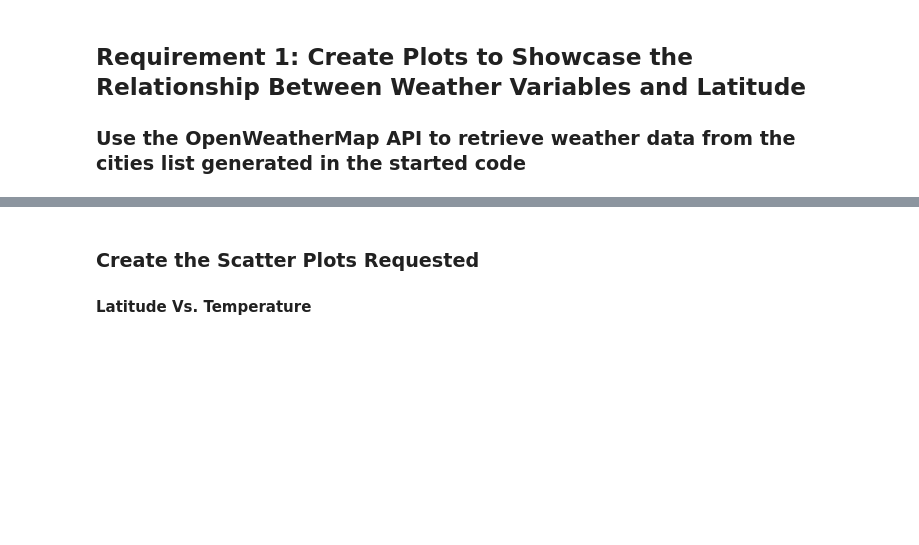
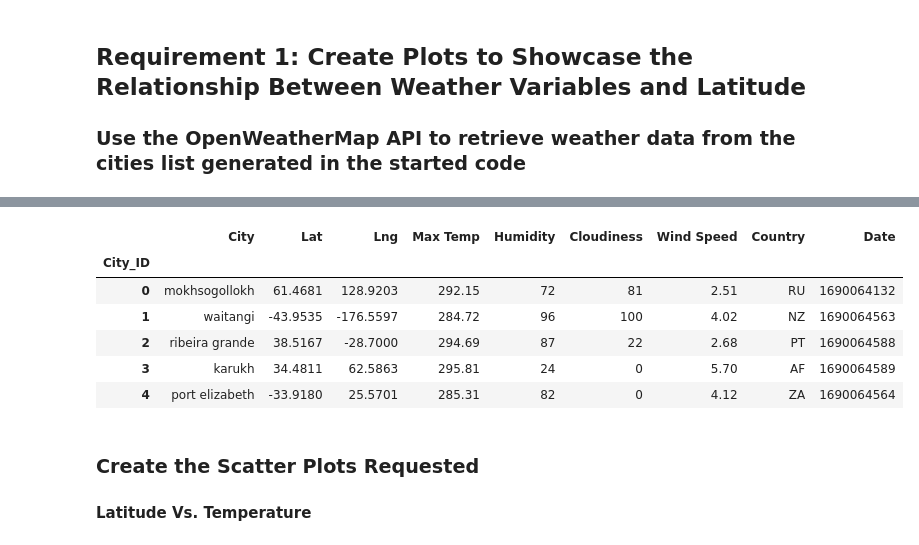
Before and after one commit to hrobinl/python-api-challenge, a Jupyter notebook: WeatherPy/WeatherPy.ipynb, the cells around one changed output, grey strips where cells are left out. Cells and saved outputs as stored; diff of their text form; code cells hidden in the pictures; blank space fills up the shorter version.

```diff
--- a/WeatherPy/WeatherPy.ipynb
+++ b/WeatherPy/WeatherPy.ipynb
@@ -154,9 +172,17 @@ city_data_df.to_csv("output_data/cities.csv", index_label="City_ID")
 # %%
-# Read saved data
-city_data_df = pd.read_csv("output_data/cities.csv", index_col="City_ID")
+#Read saved data
+city_data_df = pd.read_csv("Output_Data/cities.csv", index_col="City_ID")
 
-# Display sample data
+#Display sample data
 city_data_df.head()
+# %% [output]
+|  | City | Lat | Lng | Max Temp | Humidity | Cloudiness | Wind Speed | Country | Date |
+| City_ID |  |  |  |  |  |  |  |  |  |
+| 0 | mokhsogollokh | 61.4681 | 128.9203 | 292.15 | 72 | 81 | 2.51 | RU | 1690064132 |
+| 1 | waitangi | -43.9535 | -176.5597 | 284.72 | 96 | 100 | 4.02 | NZ | 1690064563 |
+| 2 | ribeira grande | 38.5167 | -28.7000 | 294.69 | 87 | 22 | 2.68 | PT | 1690064588 |
+| 3 | karukh | 34.4811 | 62.5863 | 295.81 | 24 | 0 | 5.70 | AF | 1690064589 |
+| 4 | port elizabeth | -33.9180 | 25.5701 | 285.31 | 82 | 0 | 4.12 | ZA | 1690064564 |
 # %% [markdown]
 ### Create the Scatter Plots Requested
 
```
Also changed, not shown: parts of 9 cells of this notebook, 8 other files.
